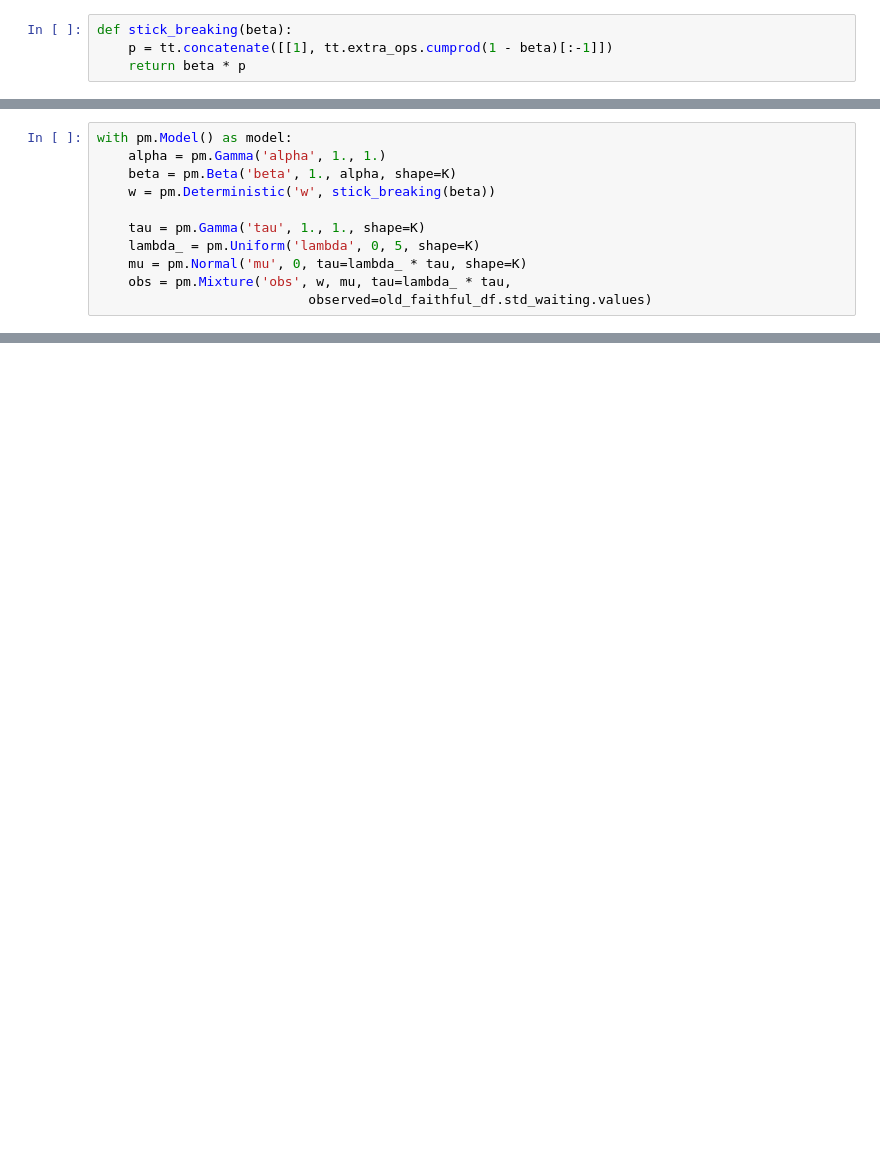
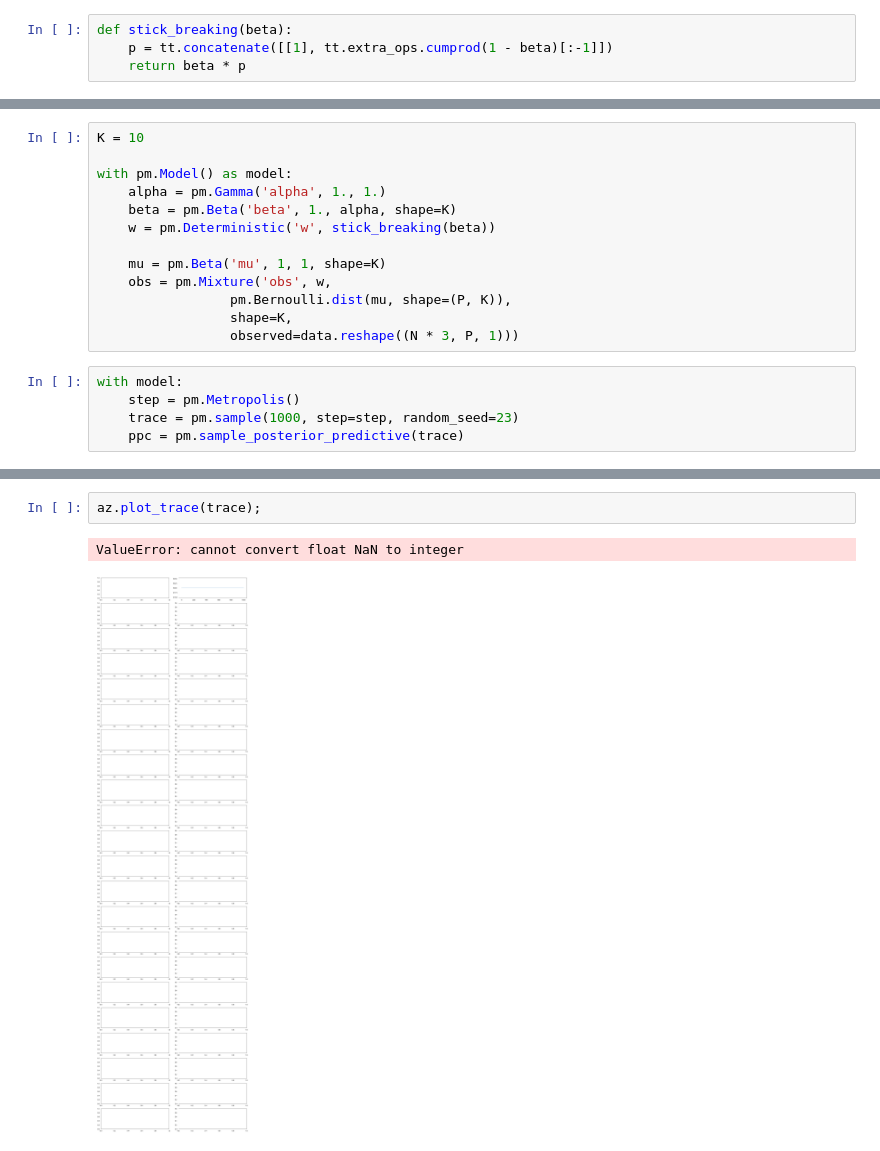
Before and after one commit to dirmeier/etudes, a Jupyter notebook: custom_pymc_distributions.ipynb, the cells around one changed output, grey strips where cells are left out. Saved outputs shown, nothing was run; the diff lists cells and outputs as text; blank space fills up the shorter version.

```diff
--- a/custom_pymc_distributions.ipynb
+++ b/custom_pymc_distributions.ipynb
@@ -26,11 +153,18 @@ def stick_breaking(beta):
 # %%
+K = 10
+
 with pm.Model() as model:
     alpha = pm.Gamma('alpha', 1., 1.)
     beta = pm.Beta('beta', 1., alpha, shape=K)
     w = pm.Deterministic('w', stick_breaking(beta))
 
-    tau = pm.Gamma('tau', 1., 1., shape=K)
-    lambda_ = pm.Uniform('lambda', 0, 5, shape=K)
-    mu = pm.Normal('mu', 0, tau=lambda_ * tau, shape=K)
-    obs = pm.Mixture('obs', w, mu, tau=lambda_ * tau,
-                           observed=old_faithful_df.std_waiting.values)
+    mu = pm.Beta('mu', 1, 1, shape=K)
+    obs = pm.Mixture('obs', w,
+                 pm.Bernoulli.dist(mu, shape=(P, K)),
+                 shape=K,
+                 observed=data.reshape((N * 3, P, 1)))
+# %%
+with model:
+    step = pm.Metropolis()
+    trace = pm.sample(1000, step=step, random_seed=23)
+    ppc = pm.sample_posterior_predictive(trace)
@@ -36,0 +178,5 @@ with pm.Model() as model:
+# %%
+az.plot_trace(trace);
+# %% [output]
+ValueError: cannot convert float NaN to integer
+[figure, added]
```
Also changed, not shown: parts of 19 cells of this notebook, 1 other file.
